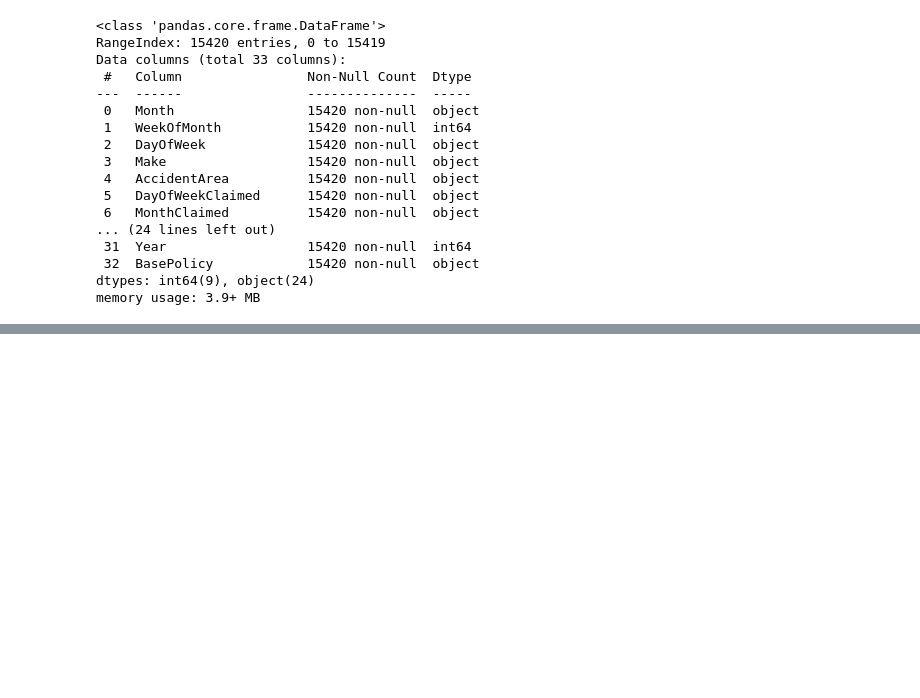
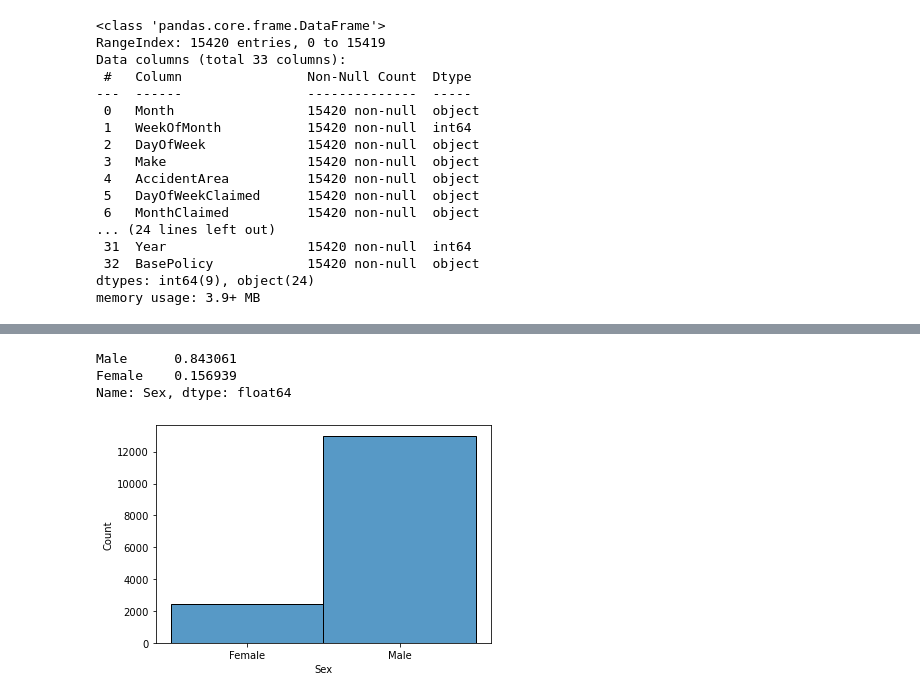
Before and after one commit to smirs/car-insurance-fraud-detection, a Jupyter notebook: fraud_detection.ipynb, the cells around one changed output, grey strips where cells are left out. Saved outputs shown, nothing was run; the diff lists cells and outputs as text; code cells hidden in the pictures; blank space fills up the shorter version.

```diff
--- a/fraud_detection.ipynb
+++ b/fraud_detection.ipynb
@@ -50,0 +84,8 @@ sns.histplot(fraud_data['AccidentArea'])
+# %%
+sns.histplot(fraud_data['Sex'])
+fraud_data['Sex'].value_counts(normalize=True)
+# %% [output]
+Male      0.843061
+Female    0.156939
+Name: Sex, dtype: float64
+[figure, added]
```
Also changed, not shown: parts of 12 cells of this notebook.
